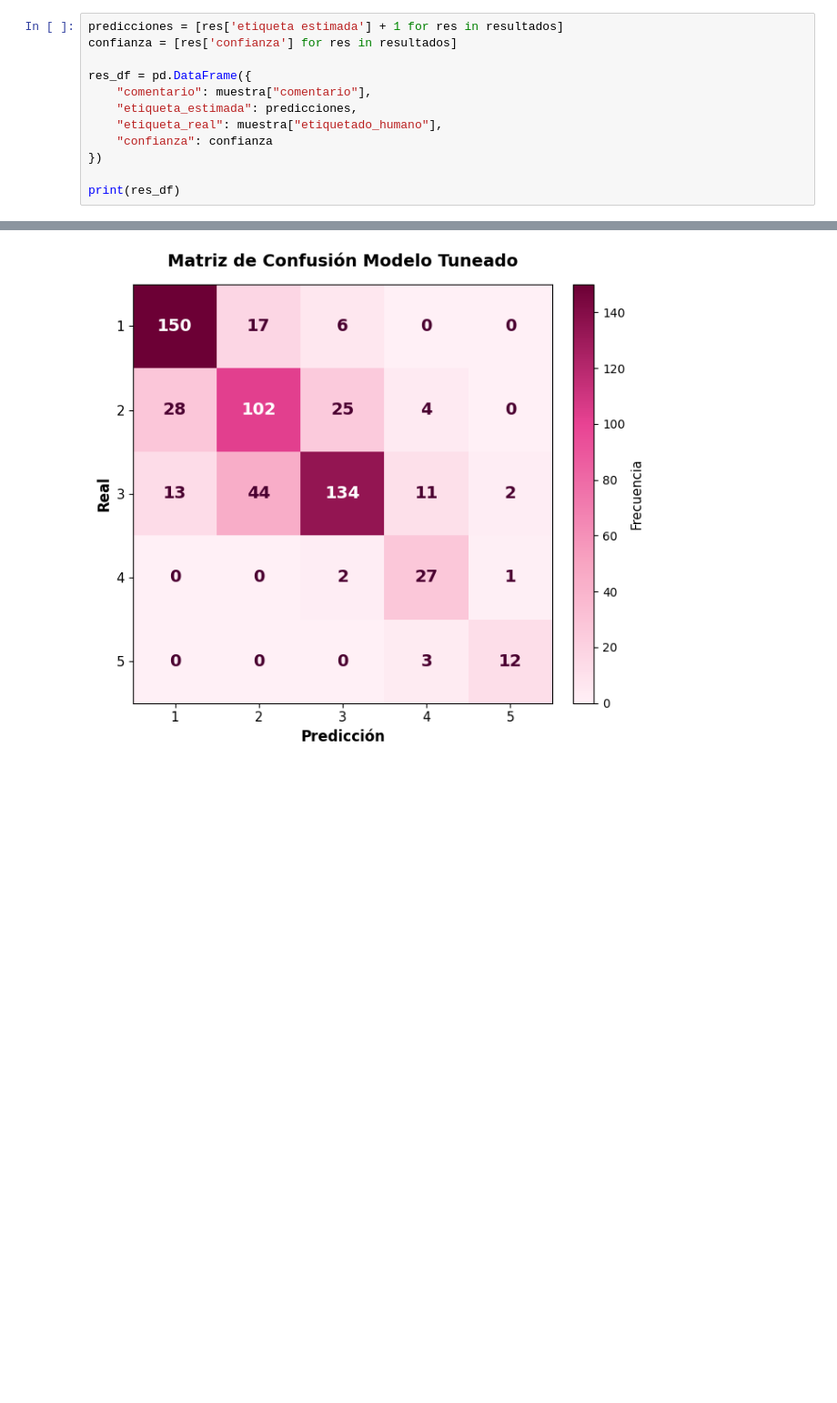
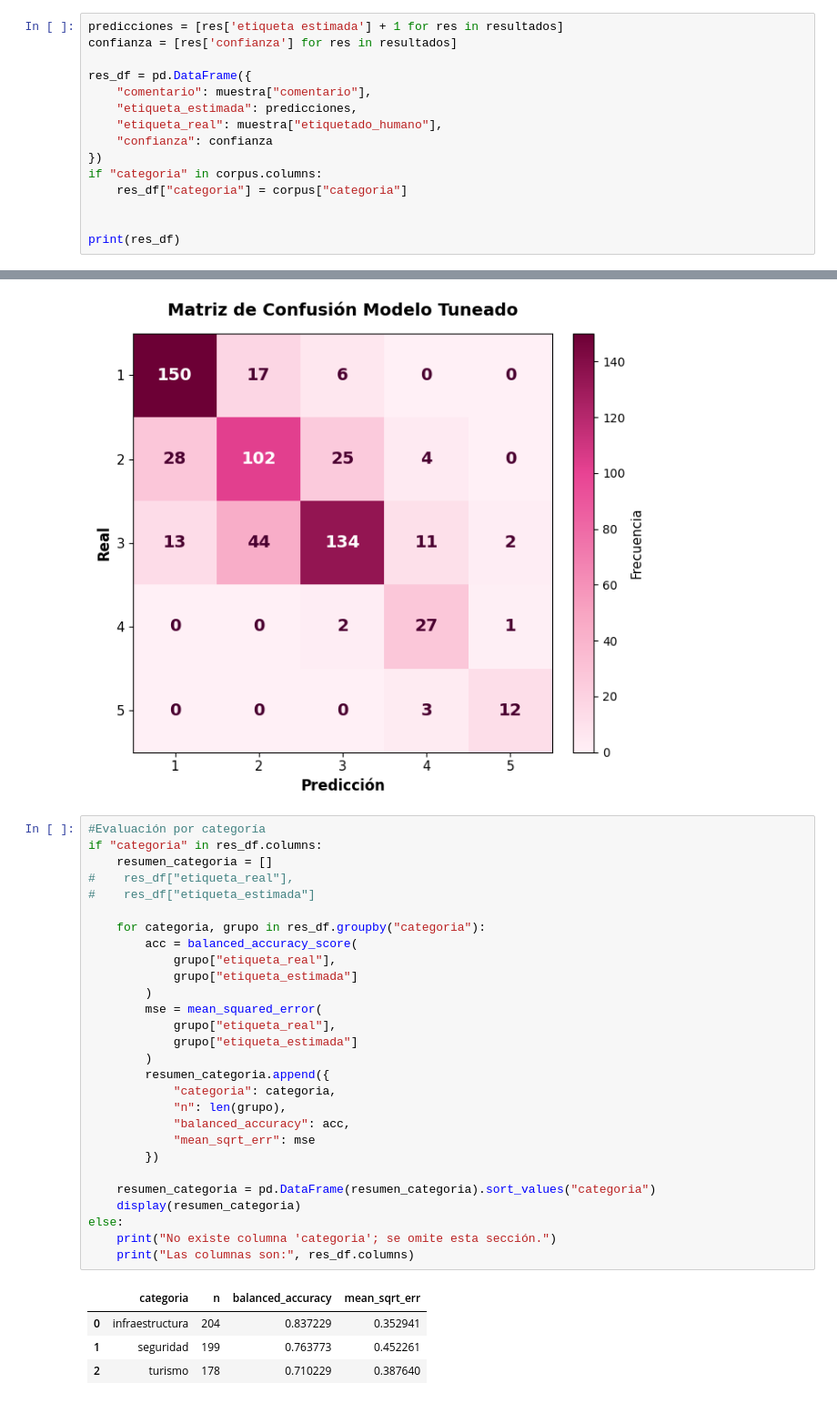
Before and after one commit to NicteSalas/LLM_PROJECT_1, a Jupyter notebook: notebooks_proyecto/PoderPredictivo.ipynb, the cells around one changed output, grey strips where cells are left out. Shown at 91% size. Drawn from its saved outputs; the diff is of its cells as text; blank space fills up the shorter version.

```diff
--- a/notebooks_proyecto/PoderPredictivo.ipynb
+++ b/notebooks_proyecto/PoderPredictivo.ipynb
@@ -196,6 +197,9 @@ res_df = pd.DataFrame({
     "etiqueta_real": muestra["etiquetado_humano"],
     "confianza": confianza
 })
+if "categoria" in corpus.columns:
+    res_df["categoria"] = corpus["categoria"]
+
 
 print(res_df)
 # %% [output]
@@ -306,3 +317,36 @@ plt.tight_layout()
 plt.show()
 # %% [output]
 [figure]
+# %%
+#Evaluación por categoría
+if "categoria" in res_df.columns:
+    resumen_categoria = []
+#    res_df["etiqueta_real"],
+#    res_df["etiqueta_estimada"]
+
+    for categoria, grupo in res_df.groupby("categoria"):
+        acc = balanced_accuracy_score(
+            grupo["etiqueta_real"],
+            grupo["etiqueta_estimada"]
+        )
+        mse = mean_squared_error(
+            grupo["etiqueta_real"],
+            grupo["etiqueta_estimada"]
+        )
+        resumen_categoria.append({
+            "categoria": categoria,
+            "n": len(grupo),
+            "balanced_accuracy": acc,
+            "mean_sqrt_err": mse
+        })
+
+    resumen_categoria = pd.DataFrame(resumen_categoria).sort_values("categoria")
+    display(resumen_categoria)
+else:
+    print("No existe columna 'categoria'; se omite esta sección.")
+    print("Las columnas son:", res_df.columns)
+# %% [output]
+|  | categoria | n | balanced_accuracy | mean_sqrt_err |
+| 0 | infraestructura | 204 | 0.837229 | 0.352941 |
+| 1 | seguridad | 199 | 0.763773 | 0.452261 |
+| 2 | turismo | 178 | 0.710229 | 0.387640 |
```
Also changed, not shown: parts of 6 cells of this notebook, 2 other files.
